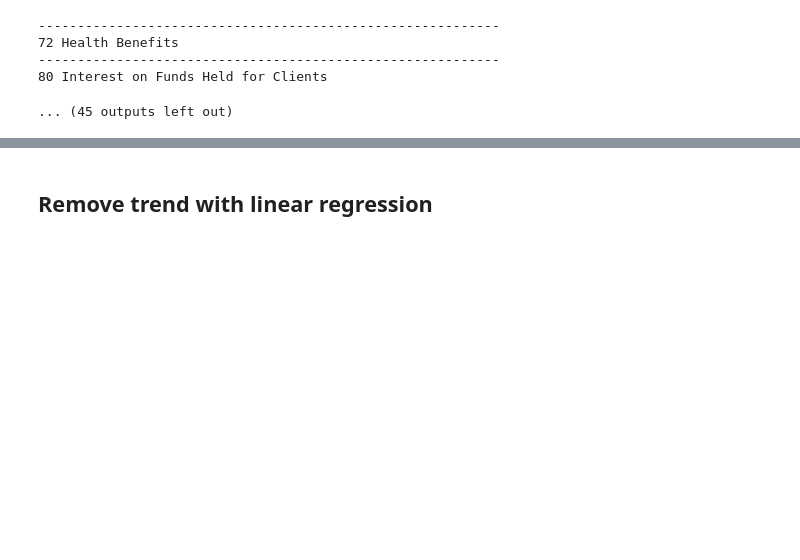
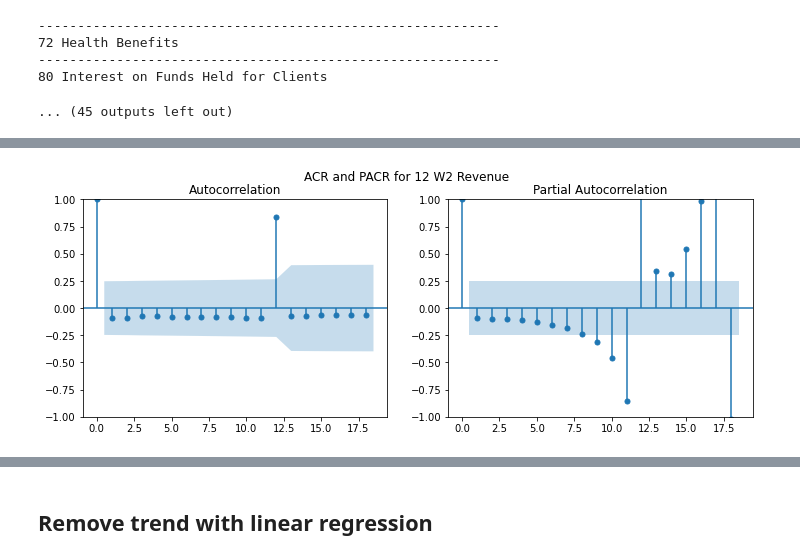
Before and after one commit to jluisjm/Paychex_revenue_forecast, a Jupyter notebook: notebooks/Initial_diagnostic.ipynb, the cells around one changed output, grey strips where cells are left out. Cells and saved outputs as stored; diff of their text form; code cells hidden in the pictures; blank space fills up the shorter version.

```diff
--- a/notebooks/Initial_diagnostic.ipynb
+++ b/notebooks/Initial_diagnostic.ipynb
@@ -105,0 +141,4 @@ for c in df_month.select_dtypes(include=np.number).columns:
+# %%
+fig = autocorrelation_test(df_12)
+# %% [output]
+[figure, added]
```
Also changed, not shown: parts of 45 cells of this notebook, 6 other files.
